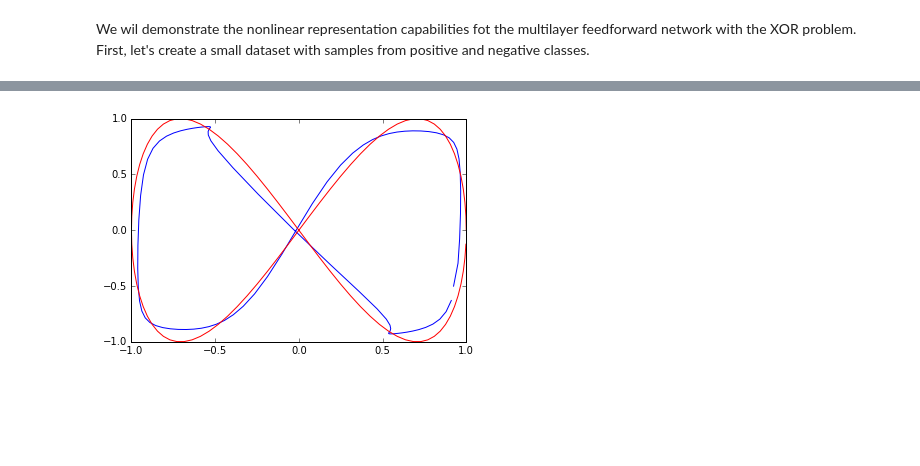
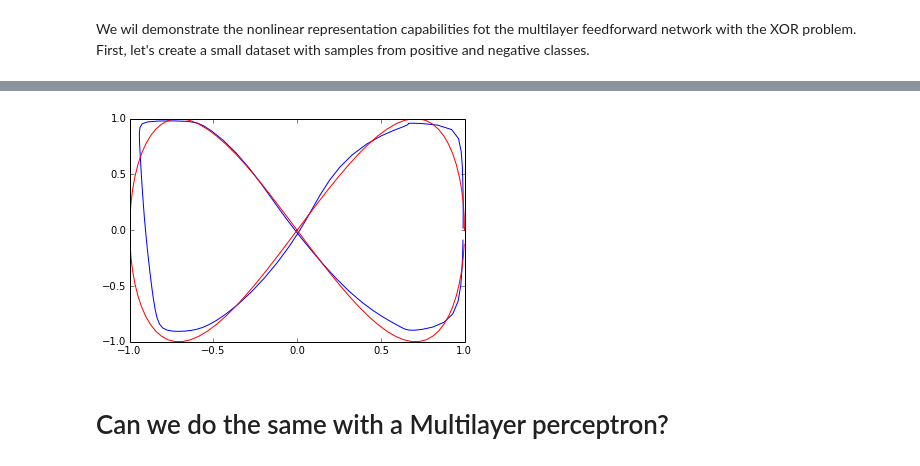
Before and after one commit to luisitobarcito/mini-DNN, a Jupyter notebook: rnn_demo.ipynb, the cells around one changed output, grey strips where cells are left out. Cells and saved outputs as stored; diff of their text form; code cells hidden in the pictures; blank space fills up the shorter version.

Commit message:
add persistence of the hidden state in RNNLayer, rnn_demo with mlp comparison

```diff
--- a/rnn_demo.ipynb
+++ b/rnn_demo.ipynb
@@ -17,10 +17,12 @@ We wil demonstrate the nonlinear representation capabilities fot the multilayer
 # %%
 N = 100
 T = np.ndarray((N, 1), buffer=np.array(range(N), dtype=np.float))
-data = np.concatenate((np.cos(2*np.pi*T/N), np.sin(4*np.pi*T/N)), axis=1)
-target = np.concatenate((data[1:, ::], data[0:1,::]), axis=0)
+target = np.concatenate((np.cos(2*np.pi*T/N), np.sin(4*np.pi*T/N)), axis=1)
+data = np.concatenate((np.cos(4*np.pi*T/N), np.sin(2*np.pi*T/N)), axis=1)
+#data = np.random.normal(size=target.shape)
+
 print  target.shape
-plt.plot(data[:,0], data[:,1])
+plt.plot(target[:,0], target[:,1])
 # %% [output]
 (100, 2)
 [<matplotlib.lines.Line2D at 0x...>]
@@ -28,8 +30,8 @@ plt.plot(data[:,0], data[:,1])
 # %%
 # instantiate an empty network
-my_net = DNN.Net()
+rnn_net = DNN.Net()
 # add layers to my_net in a bottom up fashion
-my_net.addLayer(DNN.RNNLayer(n_in=2, n_out=2, n_hid=6, hid_activation='tanh', out_activation='tanh'))
+rnn_net.addLayer(DNN.RNNLayer(n_in=2, n_out=2, n_hid=6, hid_activation='tanh', out_activation='tanh'))
 # %%
 
 # create solver object for training the feedforward network
@@ -66,10 +71,12 @@ Iteration 90000, objective = 0.091461
 # %%
-my_net.forward(data)
-pred = my_net.Xout
+rnn_net.forward(data)
+pred = rnn_net.Xout
 ## plot data point with the predicted labels
 plt.plot(pred[:, 0], pred[:, 1])
 plt.hold('on')
-plt.plot(data[:, 0], data[:, 1], 'r')
+plt.plot(target[:, 0], target[:, 1], 'r')
 plt.show()
 # %% [output]
-[figure, old version]
+[figure, new version]
+# %% [markdown]
+# Can we do the same with a Multilayer perceptron?
```
Also changed, not shown: parts of 7 cells of this notebook, 2 other files.
